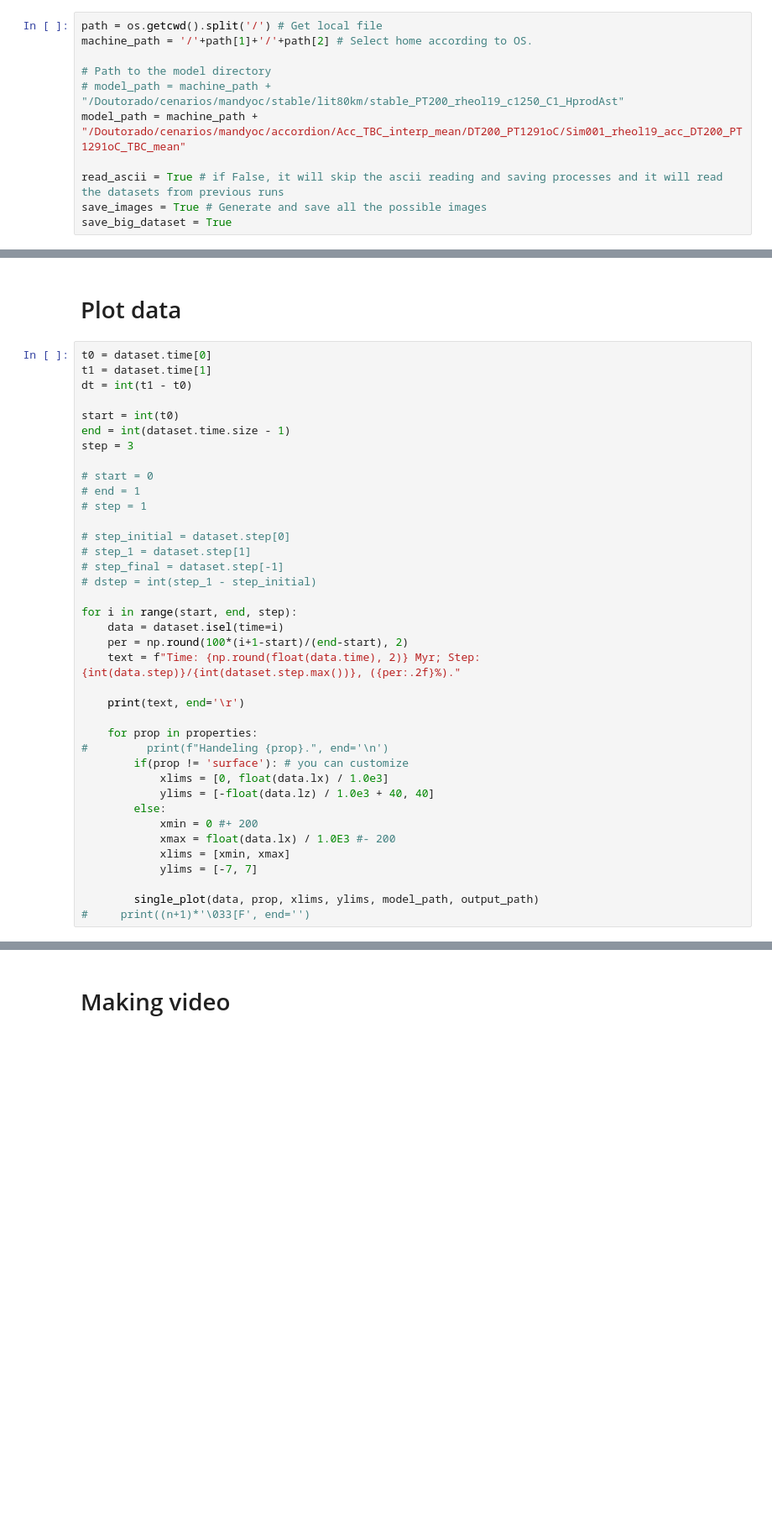
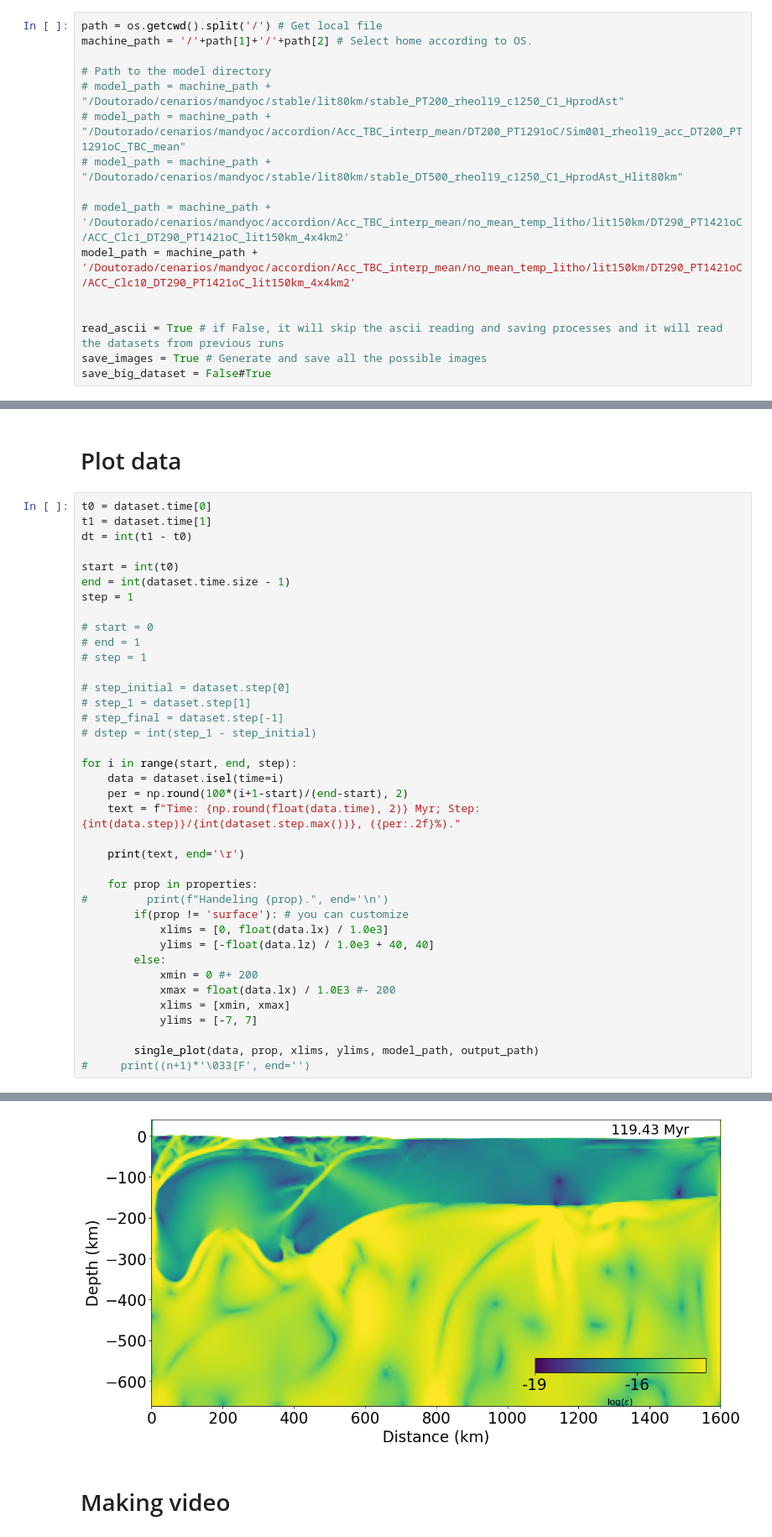
Before and after one commit to jamisonassuncao/mandyoc-scripts, a Jupyter notebook: frames_generator.ipynb, the cells around one changed output, grey strips where cells are left out. Shown at 84% size. Cells and saved outputs as stored; diff of their text form; blank space fills up the shorter version.

Commit message:
save and create plots

```diff
--- a/frames_generator.ipynb
+++ b/frames_generator.ipynb
@@ -30,11 +30,16 @@ machine_path = '/'+path[1]+'/'+path[2] # Select home according to OS.
 
 # Path to the model directory
 # model_path = machine_path + "/Doutorado/cenarios/mandyoc/stable/lit80km/stable_PT200_rheol19_c1250_C1_HprodAst"
-model_path = machine_path + "/Doutorado/cenarios/mandyoc/accordion/Acc_TBC_interp_mean/DT200_PT1291oC/Sim001_rheol19_acc_DT200_PT1291oC_TBC_mean"
+# model_path = machine_path + "/Doutorado/cenarios/mandyoc/accordion/Acc_TBC_interp_mean/DT200_PT1291oC/Sim001_rheol19_acc_DT200_PT1291oC_TBC_mean"
+# model_path = machine_path + "/Doutorado/cenarios/mandyoc/stable/lit80km/stable_DT500_rheol19_c1250_C1_HprodAst_Hlit80km"
+
+# model_path = machine_path + '/Doutorado/cenarios/mandyoc/accordion/Acc_TBC_interp_mean/no_mean_temp_litho/lit150km/DT290_PT1421oC/ACC_Clc1_DT290_PT1421oC_lit150km_4x4km2'
+model_path = machine_path + '/Doutorado/cenarios/mandyoc/accordion/Acc_TBC_interp_mean/no_mean_temp_litho/lit150km/DT290_PT1421oC/ACC_Clc10_DT290_PT1421oC_lit150km_4x4km2'
+
 
 read_ascii = True # if False, it will skip the ascii reading and saving processes and it will read the datasets from previous runs
 save_images = True # Generate and save all the possible images
-save_big_dataset = True
+save_big_dataset = False#True
 # %% [markdown]
 # Datasets handeling
 ## Model path
@@ -103,7 +126,7 @@ dt = int(t1 - t0)
 
 start = int(t0)
 end = int(dataset.time.size - 1)
-step = 3
+step = 1
 
 # start = 0
 # end = 1
@@ -134,3 +157,4 @@ for i in range(start, end, step):
 
         single_plot(data, prop, xlims, ylims, model_path, output_path)
 #     print((n+1)*'\033[F', end='')
+# %% [output]
@@ -137,3 +162,4 @@ for i in range(start, end, step):
+[figure, added]
 # %% [markdown]
 # Making video
 # %%
```
Also changed, not shown: parts of 2 cells of this notebook, 13 other files.
